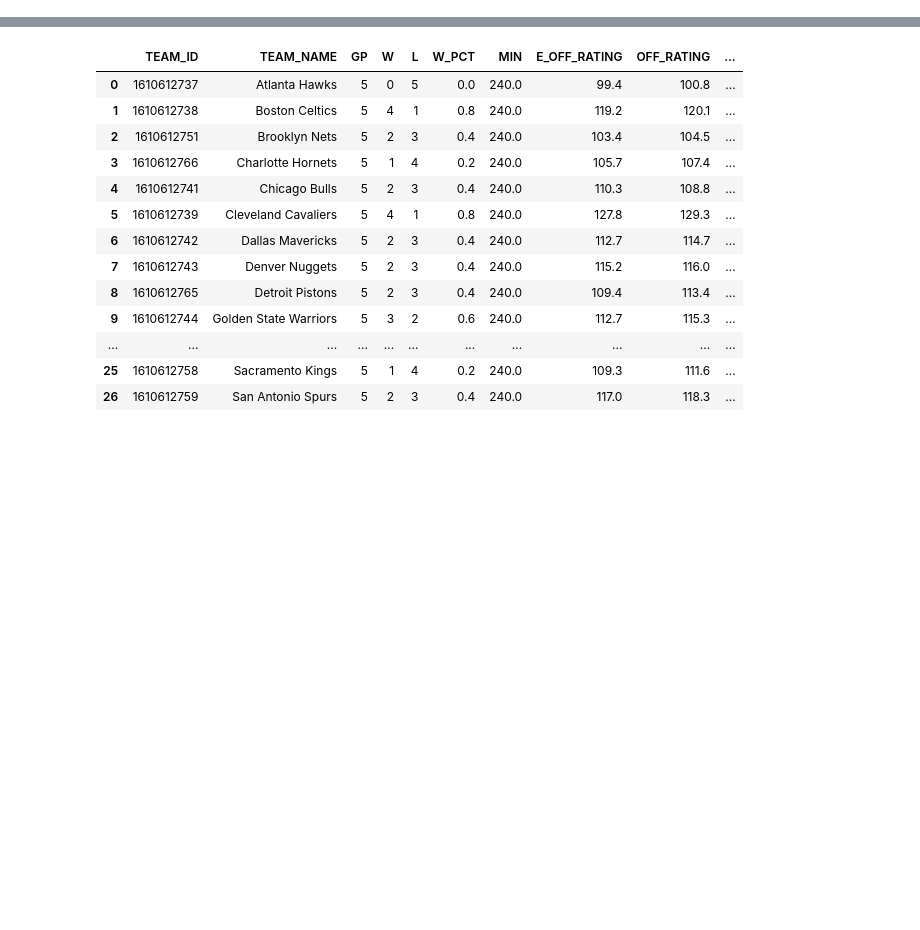
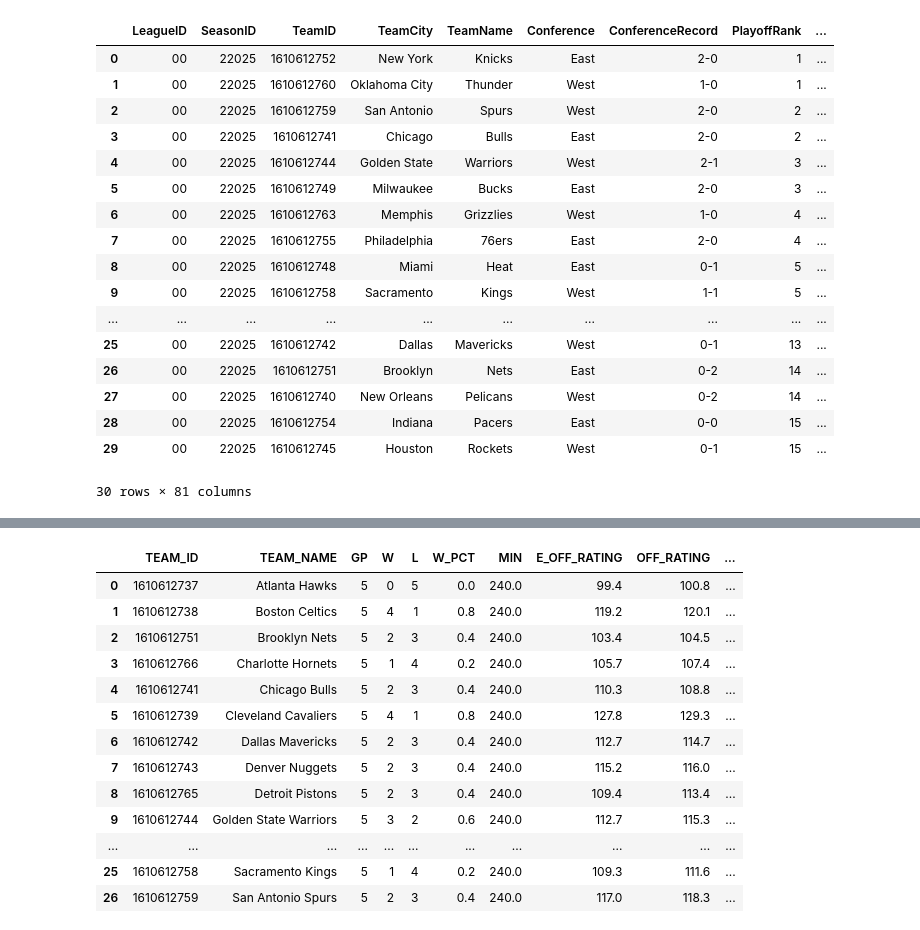
Before and after one commit to jrborman13/NBA, a Jupyter notebook: testing/nba_testing.ipynb, the cells around one changed output, grey strips where cells are left out. Cells and saved outputs as stored; diff of their text form; code cells hidden in the pictures; blank space fills up the shorter version.

```diff
--- a/testing/nba_testing.ipynb
+++ b/testing/nba_testing.ipynb
@@ -4,3 +4,42 @@ import requests
 import json
 import pandas as pd
 import nba_api
+# %%
+current_season = '2025-26'
+
+data_adv_season = nba_api.stats.endpoints.LeagueDashTeamStats(
+    league_id_nullable='00',
+    # last_n_games=None,
+    measure_type_detailed_defense='Advanced',
+    pace_adjust='N',
+    per_mode_detailed='PerGame',
+    season=current_season,
+    season_type_all_star='Regular Season'
+    ).get_data_frames()[0]
+
+wolves_id = data_adv_season.loc[data_adv_season['TEAM_NAME'] == 'Minnesota Timberwolves', 'TEAM_ID'].values[0]
+
+data_adv_season
+
+standings = nba_api.stats.endpoints.LeagueStandings(league_id='00', season=current_season, season_type='Regular Season').get_data_frames()[0]
+
+standings
+# %% [output]
+|  | LeagueID | SeasonID | TeamID | TeamCity | TeamName | Conference | ConferenceRecord | PlayoffRank | ... |
+| 0 | 00 | 22025 | 1610612752 | New York | Knicks | East | 2-0 | 1 | ... |
+| 1 | 00 | 22025 | 1610612760 | Oklahoma City | Thunder | West | 1-0 | 1 | ... |
+| 2 | 00 | 22025 | 1610612759 | San Antonio | Spurs | West | 2-0 | 2 | ... |
+| 3 | 00 | 22025 | 1610612741 | Chicago | Bulls | East | 2-0 | 2 | ... |
+| 4 | 00 | 22025 | 1610612744 | Golden State | Warriors | West | 2-1 | 3 | ... |
+| 5 | 00 | 22025 | 1610612749 | Milwaukee | Bucks | East | 2-0 | 3 | ... |
+| 6 | 00 | 22025 | 1610612763 | Memphis | Grizzlies | West | 1-0 | 4 | ... |
+| 7 | 00 | 22025 | 1610612755 | Philadelphia | 76ers | East | 2-0 | 4 | ... |
+| 8 | 00 | 22025 | 1610612748 | Miami | Heat | East | 0-1 | 5 | ... |
+| 9 | 00 | 22025 | 1610612758 | Sacramento | Kings | West | 1-1 | 5 | ... |
+| ... | ... | ... | ... | ... | ... | ... | ... | ... | ... |
+| 25 | 00 | 22025 | 1610612742 | Dallas | Mavericks | West | 0-1 | 13 | ... |
+| 26 | 00 | 22025 | 1610612751 | Brooklyn | Nets | East | 0-2 | 14 | ... |
+| 27 | 00 | 22025 | 1610612740 | New Orleans | Pelicans | West | 0-2 | 14 | ... |
+| 28 | 00 | 22025 | 1610612754 | Indiana | Pacers | East | 0-0 | 15 | ... |
+| 29 | 00 | 22025 | 1610612745 | Houston | Rockets | West | 0-1 | 15 | ... |
+30 rows × 81 columns
```
Also changed, not shown: parts of 2 cells of this notebook, 16 other files.
